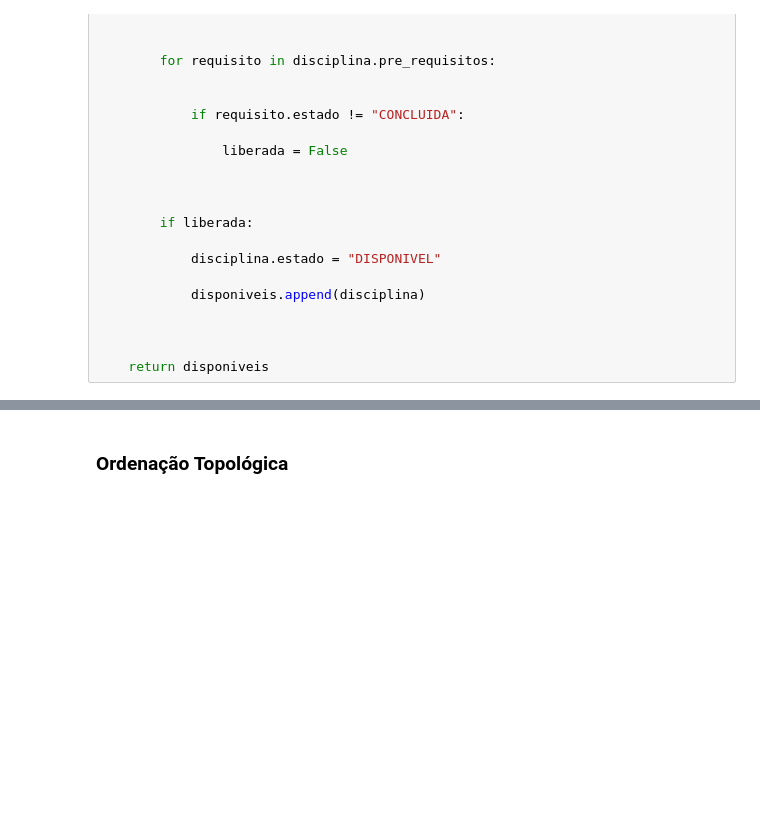
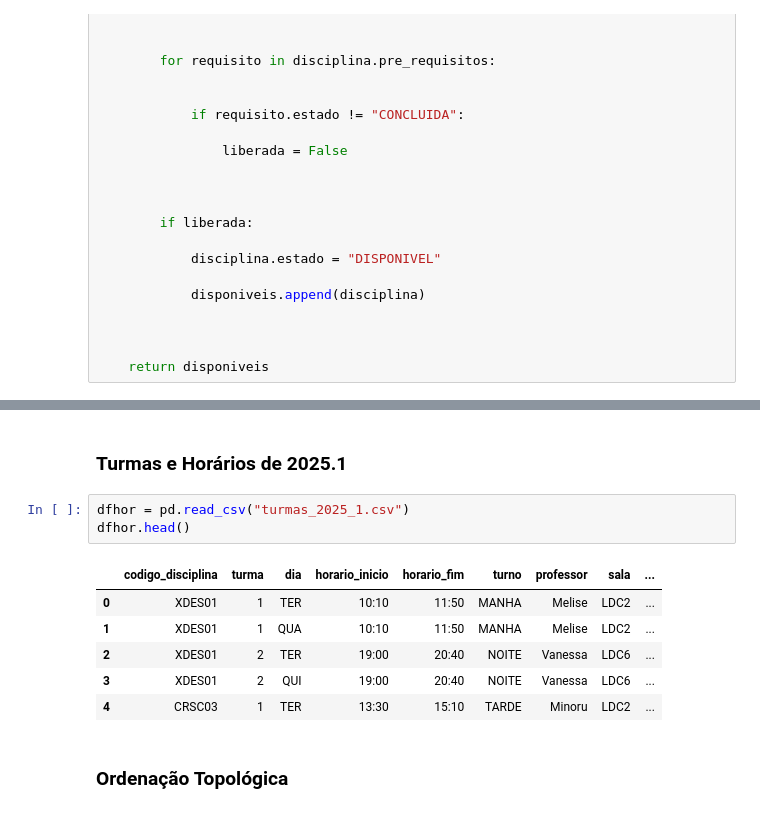
Before and after one commit to JoaoPedroGarciaTorezan/Trabalho-de-Grafos, a Jupyter notebook: praticaGraficoJup.ipynb, the cells around one changed output, grey strips where cells are left out. Saved outputs shown, nothing was run; the diff lists cells and outputs as text; blank space fills up the shorter version.

```diff
--- a/praticaGraficoJup.ipynb
+++ b/praticaGraficoJup.ipynb
@@ -411,4 +421,16 @@ CMAC03 - Algoritmos em Grafos
 XMAC02 - Métodos Matemáticos para Análise de Dados
+# %% [markdown]
+### Turmas e Horários de 2025.1
+# %%
+dfhor = pd.read_csv("turmas_2025_1.csv")
+dfhor.head()
+# %% [output]
+|  | codigo_disciplina | turma | dia | horario_inicio | horario_fim | turno | professor | sala | ... |
+| 0 | XDES01 | 1 | TER | 10:10 | 11:50 | MANHA | Melise | LDC2 | ... |
+| 1 | XDES01 | 1 | QUA | 10:10 | 11:50 | MANHA | Melise | LDC2 | ... |
+| 2 | XDES01 | 2 | TER | 19:00 | 20:40 | NOITE | Vanessa | LDC6 | ... |
+| 3 | XDES01 | 2 | QUI | 19:00 | 20:40 | NOITE | Vanessa | LDC6 | ... |
+| 4 | CRSC03 | 1 | TER | 13:30 | 15:10 | TARDE | Minoru | LDC2 | ... |
 # %% [markdown]
 ### Ordenação Topológica
 # %%
```
Also changed, not shown: parts of 15 cells of this notebook.
